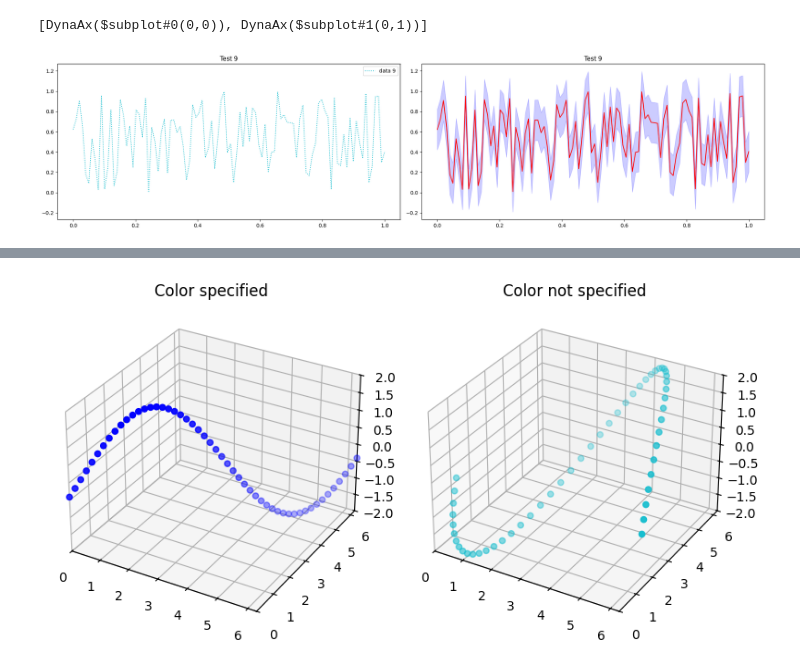
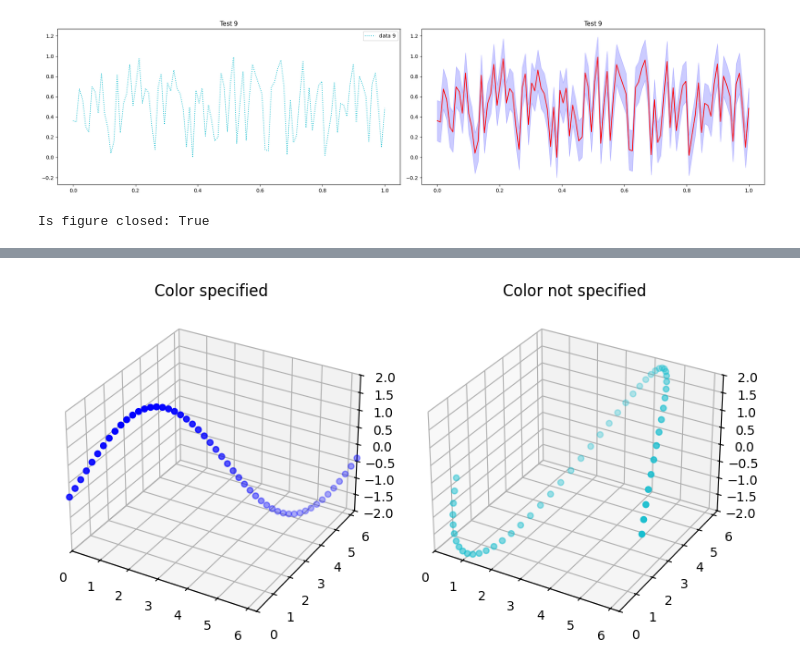
Before and after one commit to hansbuehler/cdxcore, a Jupyter notebook: notebooks/dynaplot.ipynb, the cells around one changed output, grey strips where cells are left out. Cells and saved outputs as stored; diff of their text form; code cells hidden in the pictures.

```diff
--- a/notebooks/dynaplot.ipynb
+++ b/notebooks/dynaplot.ipynb
@@ -13,40 +16,39 @@ Added 'C:\Users\hans\OneDrive\Python3\packages\cdxcore' to the import path
 # %%
 """
 Animated line plots with 'store'
 """
+#%matplotlib widget
 
-%matplotlib inline
 import numpy as np
-from cdxcore.dynaplot import figure
+import time
+from cdxcore.dynaplot import figure, MODE
 
 x  = np.linspace(0,1,100)
 pm = 0.2
 
-fig = figure(col_size=10)
-ax  = fig.add_subplot()
-ax2 = fig.add_subplot()
-ax2.sharey(ax)
-store = fig.store()
-print(fig.axes)
+with figure(col_size=10) as fig:
+    ax  = fig.add_subplot()
+    ax2 = fig.add_subplot()
+    ax2.sharey(ax)
+    store = fig.store()
+    fig.render()
 
-fig.render()
+    for i in range(10):
+        y = np.random.random(size=(100,))
+        ax.set_title(f"Test {i}")
+        ax2.set_title(f"Test {i}")
 
-import time
-for i in range(10):
-    y = np.random.random(size=(100,))
-    ax.set_title(f"Test {i}")
-    ax2.set_title(f"Test {i}")
+        store.remove() # delete all prviously stored elements
+        store += ax.plot(x,y,":", label=f"data {i}")
+        store += ax2.plot(x,y,"-",color="red", label=f"data {i}")
+        store += ax2.fill_between( x, y-pm, y+pm, color="blue", alpha=0.2 )
+        store += ax.legend()
 
-    store.remove() # delete all prviously stored elements
-    store += ax.plot(x,y,":", label=f"data {i}")
-    store += ax2.plot(x,y,"-",color="red", label=f"data {i}")
-    store += ax2.fill_between( x, y-pm, y+pm, color="blue", alpha=0.2 )
-    store += ax.legend()
-
-    fig.render()
-    time.sleep(0.5)
-fig.close()
+        fig.render()
+        time.sleep(0.5)
+    #fig.close()
+print("Is figure closed:", fig.is_closed)
 # %% [output]
+[figure, new version]
-[DynaAx($subplot#0(0,0)), DynaAx($subplot#1(0,1))]
+Is figure closed: True
-[figure, old version]
 # %%
```
Also changed, not shown: parts of 11 cells of this notebook, 4 other files.
